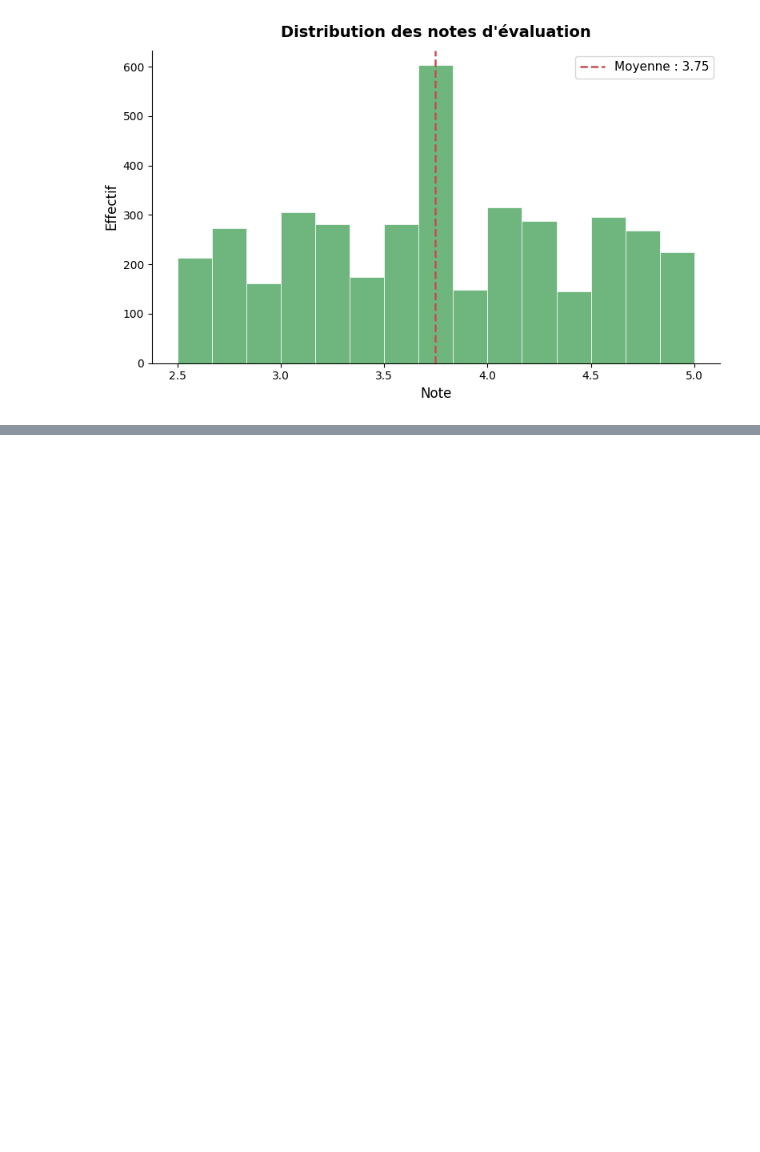
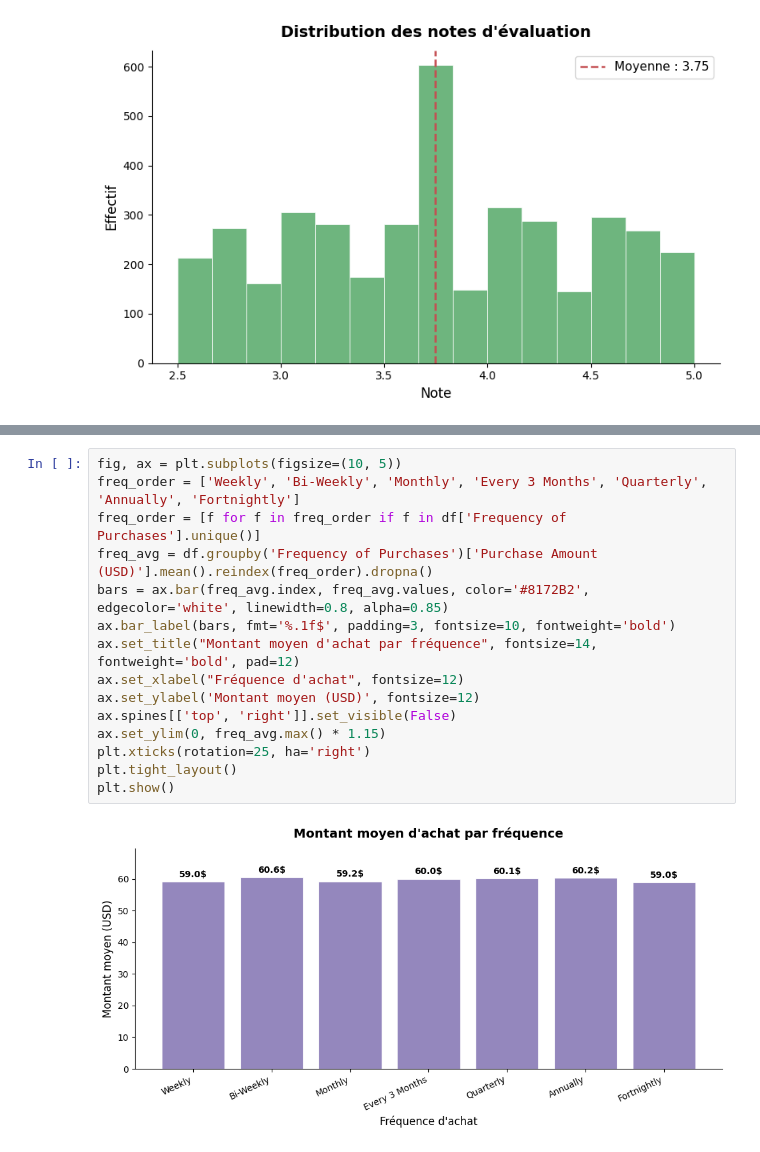
Before and after one commit to HediHachicha/Projet-DS, a Jupyter notebook: projet.ipynb, the cells around one changed output, grey strips where cells are left out. Drawn from its saved outputs; the diff is of its cells as text; blank space fills up the shorter version.

Commit message:
Made a graph of "Montant moyen d'achat par fréquence"

```diff
--- a/projet.ipynb
+++ b/projet.ipynb
@@ -254,0 +257,17 @@ plt.show()
+# %%
+fig, ax = plt.subplots(figsize=(10, 5))
+freq_order = ['Weekly', 'Bi-Weekly', 'Monthly', 'Every 3 Months', 'Quarterly', 'Annually', 'Fortnightly']
+freq_order = [f for f in freq_order if f in df['Frequency of Purchases'].unique()]
+freq_avg = df.groupby('Frequency of Purchases')['Purchase Amount (USD)'].mean().reindex(freq_order).dropna()
+bars = ax.bar(freq_avg.index, freq_avg.values, color='#8172B2', edgecolor='white', linewidth=0.8, alpha=0.85)
+ax.bar_label(bars, fmt='%.1f$', padding=3, fontsize=10, fontweight='bold')
+ax.set_title("Montant moyen d'achat par fréquence", fontsize=14, fontweight='bold', pad=12)
+ax.set_xlabel("Fréquence d'achat", fontsize=12)
+ax.set_ylabel('Montant moyen (USD)', fontsize=12)
+ax.spines[['top', 'right']].set_visible(False)
+ax.set_ylim(0, freq_avg.max() * 1.15)
+plt.xticks(rotation=25, ha='right')
+plt.tight_layout()
+plt.show()
+# %% [output]
+[figure, added]
```
Also changed, not shown: parts of 1 cell of this notebook.
